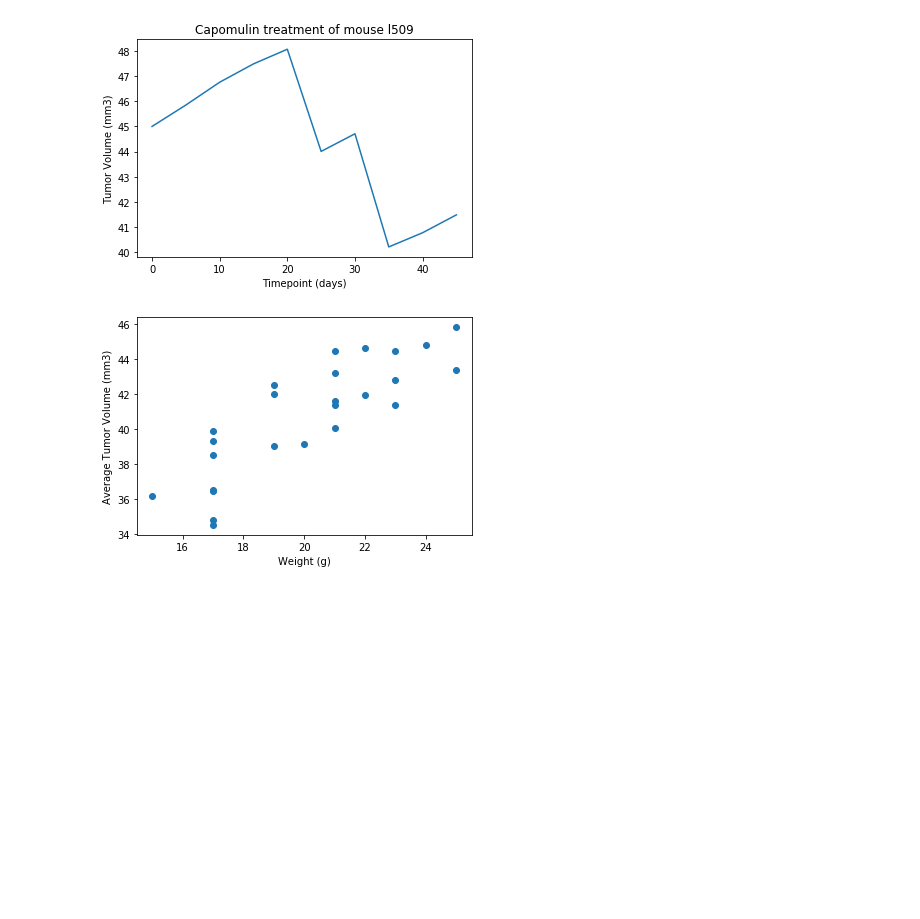
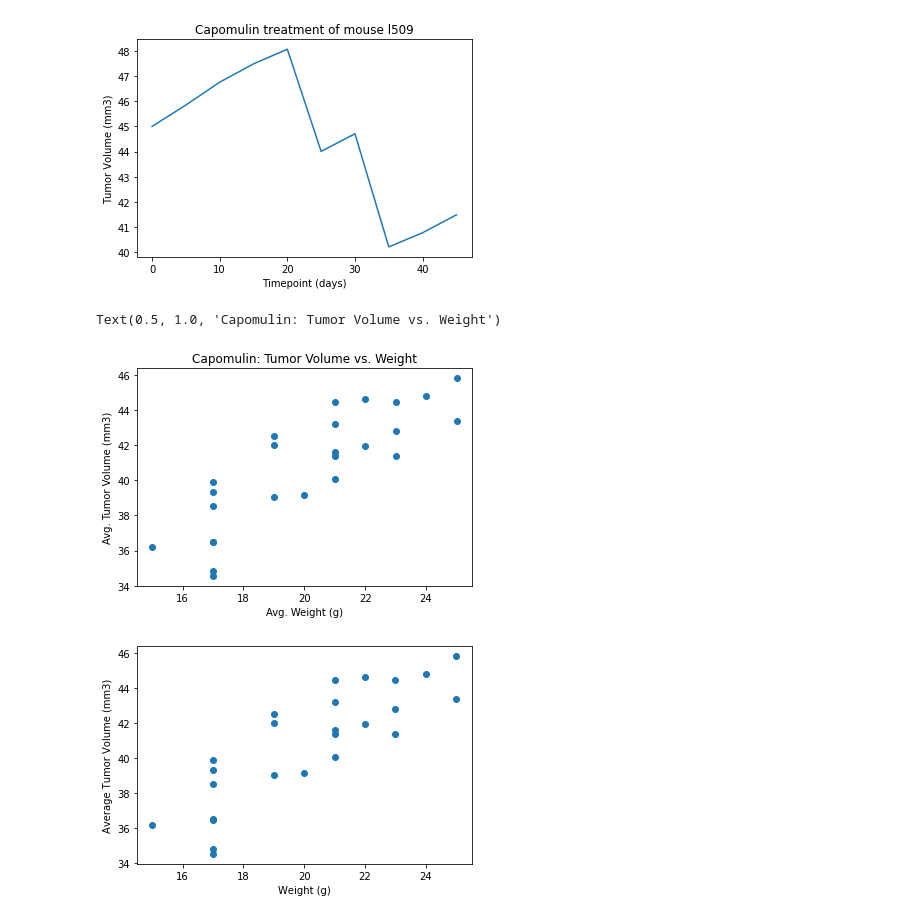
Before and after one commit to gmitt98/visualization-challenge, a Jupyter notebook: pymaceuticals_starter.ipynb, the cells around one changed output. Drawn from its saved outputs; the diff is of its cells as text; code cells hidden in the pictures; blank space fills up the shorter version.

```diff
--- a/pymaceuticals_starter.ipynb
+++ b/pymaceuticals_starter.ipynb
@@ -307,6 +427,17 @@ Ceftamin's potential outliers: Series([], Name: Tumor Volume (mm3), dtype: float
 # Generate a line plot of tumor volume vs. time point for a mouse treated with Capomulin
 # %% [output]
 [figure]
+# %%
+
+capomulin_avg_volumes = capomulin_df.groupby("Mouse ID")["Tumor Volume (mm3)"].mean()
+capomulin_avg_weight = capomulin_df.groupby("Mouse ID")["Weight (g)"].mean()
+plt.scatter(capomulin_avg_weight, capomulin_avg_volumes)
+plt.xlabel("Avg. Weight (g)")
+plt.ylabel("Avg. Tumor Volume (mm3)")
+plt.title("Capomulin: Tumor Volume vs. Weight")
+# %% [output]
+Text(0.5, 1.0, 'Capomulin: Tumor Volume vs. Weight')
+[figure, added]
 # %%
 # Generate a scatter plot of average tumor volume vs. mouse weight for the Capomulin regimen
 # %% [output]
```
Also changed, not shown: parts of 14 cells of this notebook.
